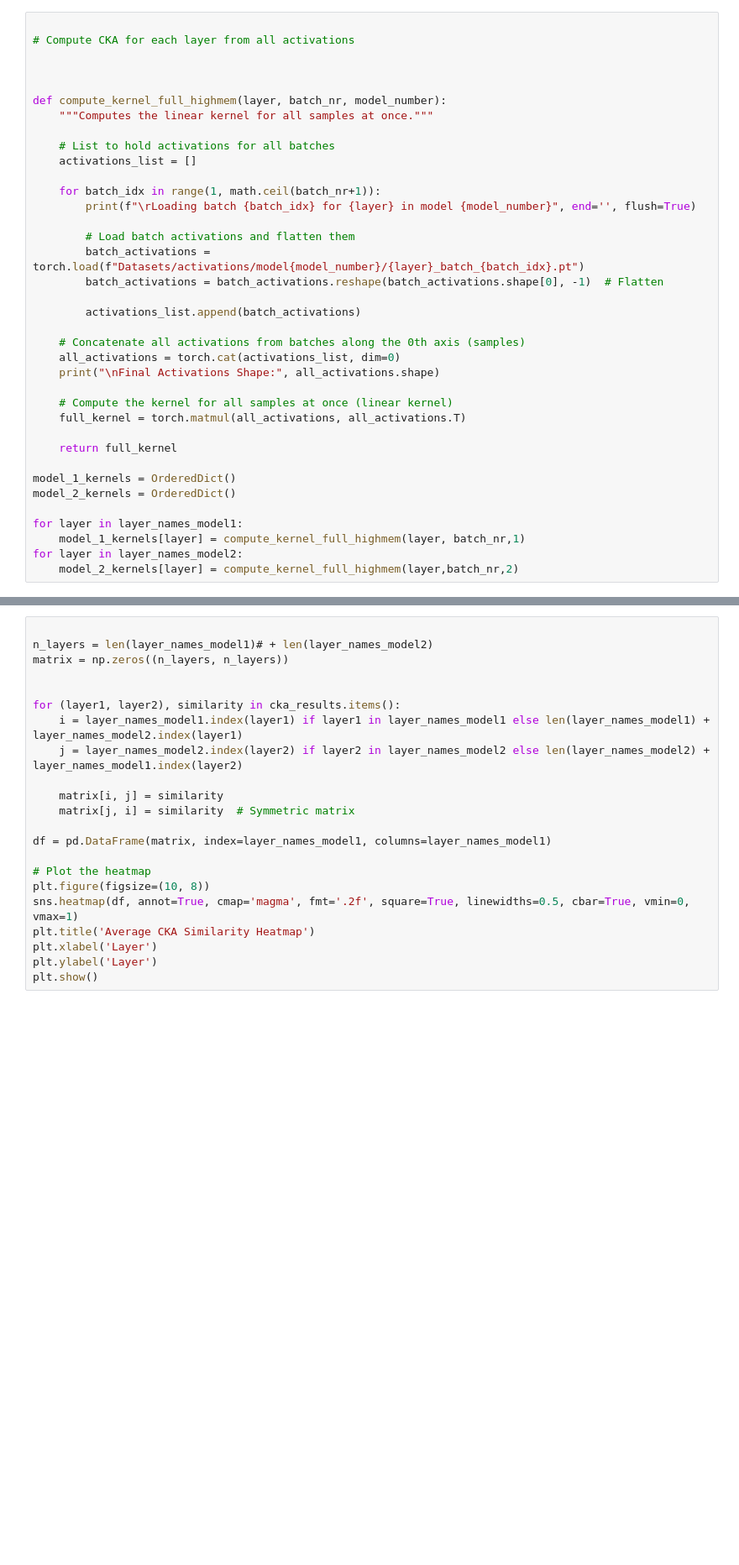
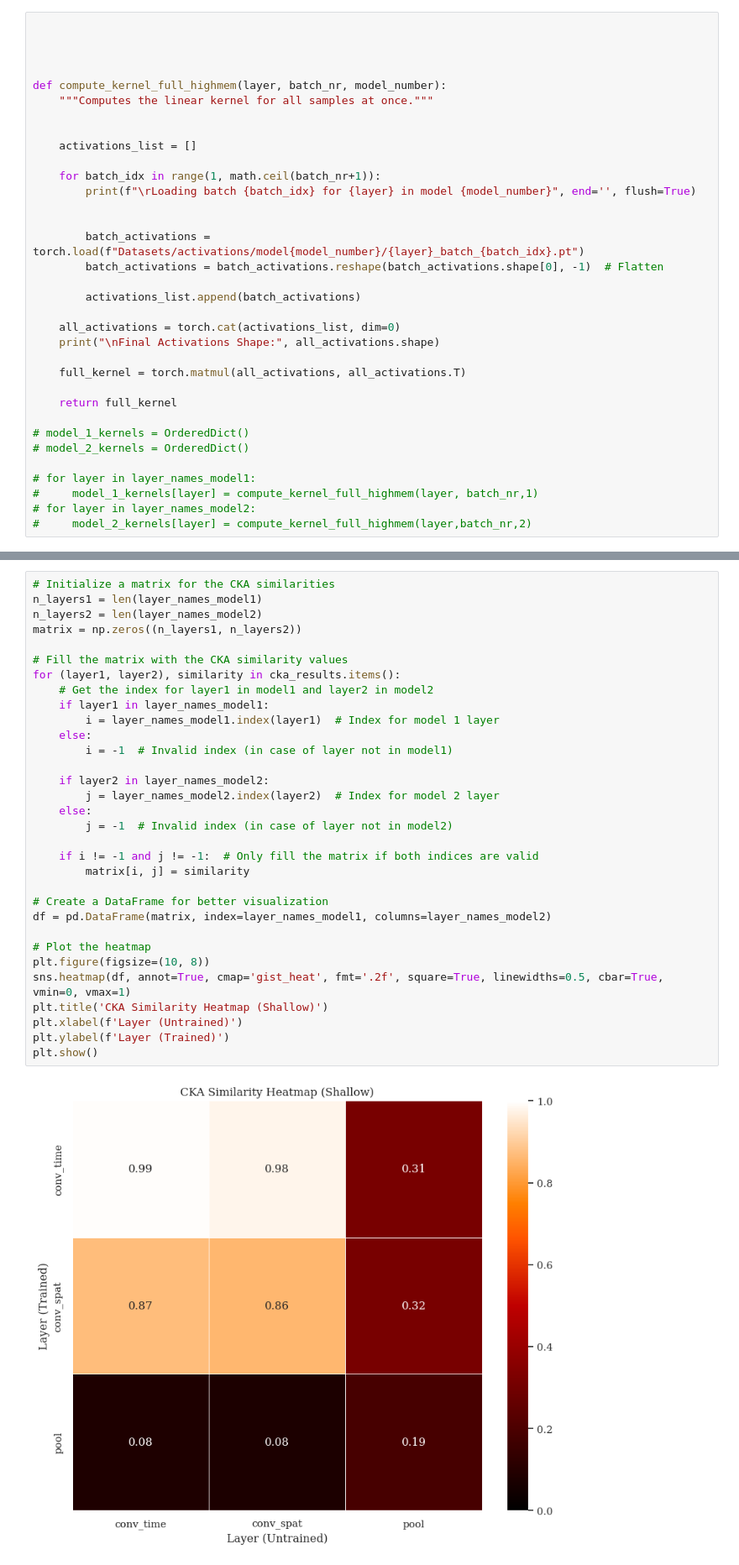
Before and after one commit to andersm11/Thesis_Rep_similarity, a Jupyter notebook: WIP/CKA2_realdata.ipynb, the cells around one changed output, grey strips where cells are left out. Shown at 84% size. Cells and saved outputs as stored; diff of their text form; blank space fills up the shorter version.

```diff
--- a/WIP/CKA2_realdata.ipynb
+++ b/WIP/CKA2_realdata.ipynb
@@ -169,37 +235,34 @@ batch_nr
 # %%
 
-# Compute CKA for each layer from all activations
 
 
 
 def compute_kernel_full_highmem(layer, batch_nr, model_number):
     """Computes the linear kernel for all samples at once."""
 
-    # List to hold activations for all batches
+
     activations_list = []
 
     for batch_idx in range(1, math.ceil(batch_nr+1)):
         print(f"\rLoading batch {batch_idx} for {layer} in model {model_number}", end='', flush=True)
 
-        # Load batch activations and flatten them
+
         batch_activations = torch.load(f"Datasets/activations/model{model_number}/{layer}_batch_{batch_idx}.pt")
         batch_activations = batch_activations.reshape(batch_activations.shape[0], -1)  # Flatten
 
         activations_list.append(batch_activations)
 
-    # Concatenate all activations from batches along the 0th axis (samples)
     all_activations = torch.cat(activations_list, dim=0)
     print("\nFinal Activations Shape:", all_activations.shape)
 
-    # Compute the kernel for all samples at once (linear kernel)
     full_kernel = torch.matmul(all_activations, all_activations.T)
 
     return full_kernel
 
-model_1_kernels = OrderedDict()
-model_2_kernels = OrderedDict()
+# model_1_kernels = OrderedDict()
+# model_2_kernels = OrderedDict()
 
-for layer in layer_names_model1:
-    model_1_kernels[layer] = compute_kernel_full_highmem(layer, batch_nr,1)
-for layer in layer_names_model2:
-    model_2_kernels[layer] = compute_kernel_full_highmem(layer,batch_nr,2)
+# for layer in layer_names_model1:
+#     model_1_kernels[layer] = compute_kernel_full_highmem(layer, batch_nr,1)
+# for layer in layer_names_model2:
+#     model_2_kernels[layer] = compute_kernel_full_highmem(layer,batch_nr,2)
@@ -221,22 +393,34 @@ for layer1, K_x in model_1_kernels.items():
 # %%
+# Initialize a matrix for the CKA similarities
+n_layers1 = len(layer_names_model1)
+n_layers2 = len(layer_names_model2)
+matrix = np.zeros((n_layers1, n_layers2))
 
-n_layers = len(layer_names_model1)# + len(layer_names_model2)
-matrix = np.zeros((n_layers, n_layers))
+# Fill the matrix with the CKA similarity values
+for (layer1, layer2), similarity in cka_results.items():
+    # Get the index for layer1 in model1 and layer2 in model2
+    if layer1 in layer_names_model1:
+        i = layer_names_model1.index(layer1)  # Index for model 1 layer
+    else:
+        i = -1  # Invalid index (in case of layer not in model1)
 
+    if layer2 in layer_names_model2:
+        j = layer_names_model2.index(layer2)  # Index for model 2 layer
+    else:
+        j = -1  # Invalid index (in case of layer not in model2)
 
-for (layer1, layer2), similarity in cka_results.items():
-    i = layer_names_model1.index(layer1) if layer1 in layer_names_model1 else len(layer_names_model1) + layer_names_model2.index(layer1)
-    j = layer_names_model2.index(layer2) if layer2 in layer_names_model2 else len(layer_names_model2) + layer_names_model1.index(layer2)
+    if i != -1 and j != -1:  # Only fill the matrix if both indices are valid
+        matrix[i, j] = similarity
 
-    matrix[i, j] = similarity
-    matrix[j, i] = similarity  # Symmetric matrix
-
-df = pd.DataFrame(matrix, index=layer_names_model1, columns=layer_names_model1)
+# Create a DataFrame for better visualization
+df = pd.DataFrame(matrix, index=layer_names_model1, columns=layer_names_model2)
 
 # Plot the heatmap
 plt.figure(figsize=(10, 8))
-sns.heatmap(df, annot=True, cmap='magma', fmt='.2f', square=True, linewidths=0.5, cbar=True, vmin=0, vmax=1)
-plt.title('Average CKA Similarity Heatmap')
-plt.xlabel('Layer')
-plt.ylabel('Layer')
+sns.heatmap(df, annot=True, cmap='gist_heat', fmt='.2f', square=True, linewidths=0.5, cbar=True, vmin=0, vmax=1)
+plt.title('CKA Similarity Heatmap (Shallow)')
+plt.xlabel(f'Layer (Untrained)')
+plt.ylabel(f'Layer (Trained)')
 plt.show()
+# %% [output]
+[figure, added]
```
Also changed, not shown: parts of 19 cells of this notebook, 8 other files.
